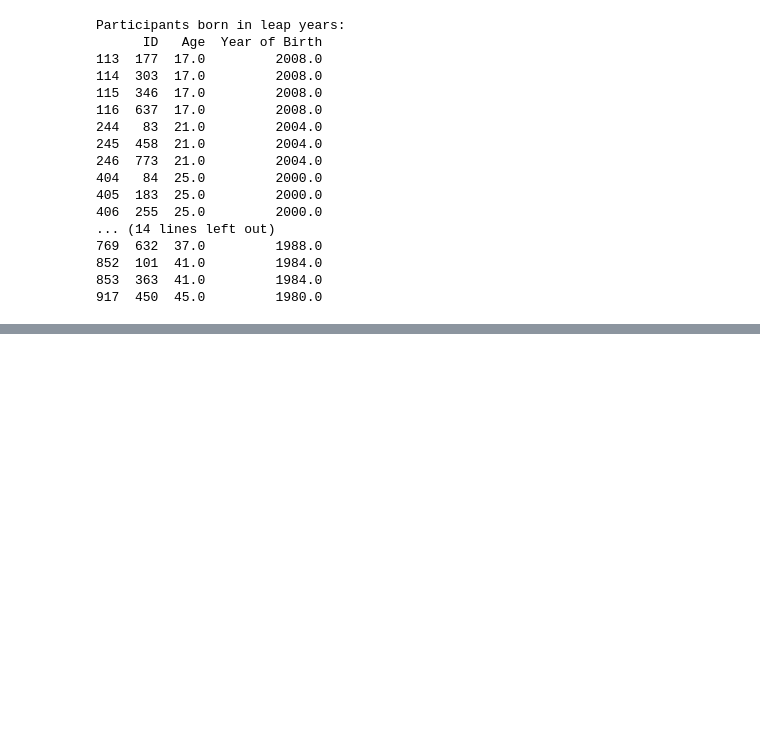
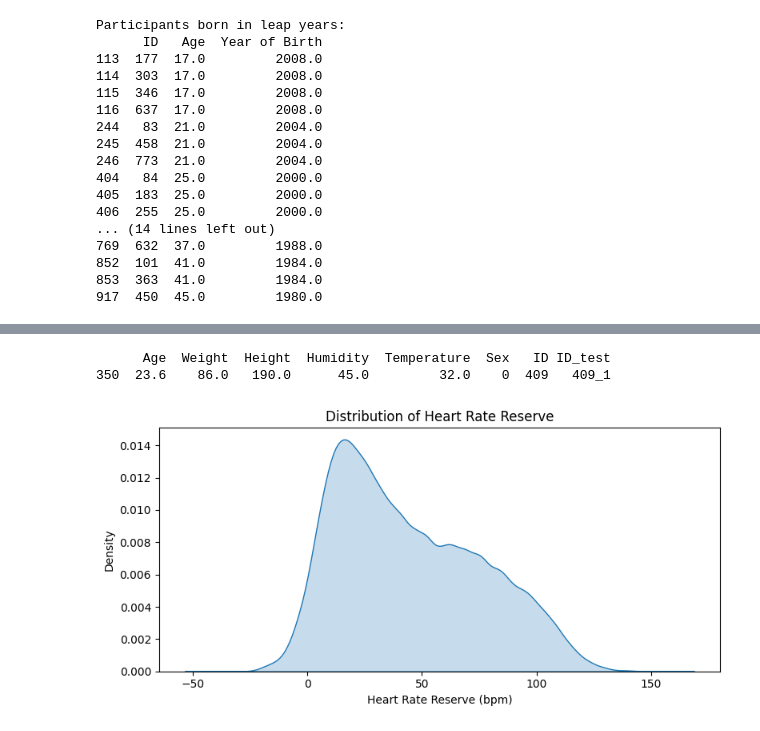
Before and after one commit to Chaithra-Git/Team7_LambdaLegends_PythonHackathon_APRIL25, a Jupyter notebook: Team7_LambdaLegends_Main80Questions.ipynb, the cells around one changed output, grey strips where cells are left out. Drawn from its saved outputs; the diff is of its cells as text; code cells hidden in the pictures; blank space fills up the shorter version.

```diff
--- a/Team7_LambdaLegends_Main80Questions.ipynb
+++ b/Team7_LambdaLegends_Main80Questions.ipynb
@@ -1392,0 +1450,32 @@ plt.show()
+# %%
+#53 Display participant details with highest average cardiorespiratory fitness in terms of VO2 max.
+
+#Calculating VO2 max
+merged_data['VO2_max'] =  merged_data['VO2'] / merged_data['Weight']
+#Calculating average VO2 max for each participant
+avg_VO2_max = merged_data.groupby('ID')['VO2_max'].mean().reset_index()
+#Finding the participant with the highest average VO2 max
+highest_avg_VO2_max_participant = avg_VO2_max.loc [avg_VO2_max['VO2_max'].idxmax()]
+#Getting the participant's details
+participant_details = df_subject_info.loc [df_subject_info['ID'] == highest_avg_VO2_max_participant['ID']]
+print (participant_details)
+# %% [output]
+      Age  Weight  Height  Humidity  Temperature  Sex   ID ID_test
+350  23.6    86.0   190.0      45.0         32.0    0  409   409_1
+# %%
+#54 calculate the heart rate reserve and show the distribution as density plot
+
+#Calculate the maximum heart rate for each participant
+merged_data['Max_HR'] = 220 - merged_data['Age']
+#Calculate the heart rate reserve for each participant
+merged_data['HRR'] = merged_data['Max_HR'] - merged_data['HR']
+#Genarate the density plot
+plt.figure (figsize= (8,4))
+sbn.kdeplot (merged_data['HRR'], fill= True)
+plt.title ('Distribution of Heart Rate Reserve')
+plt.xlabel ('Heart Rate Reserve (bpm)')
+plt.ylabel ('Density')
+plt.tight_layout()
+plt.show()
+# %% [output]
+[figure, added]
```
Also changed, not shown: parts of 38 cells of this notebook.
